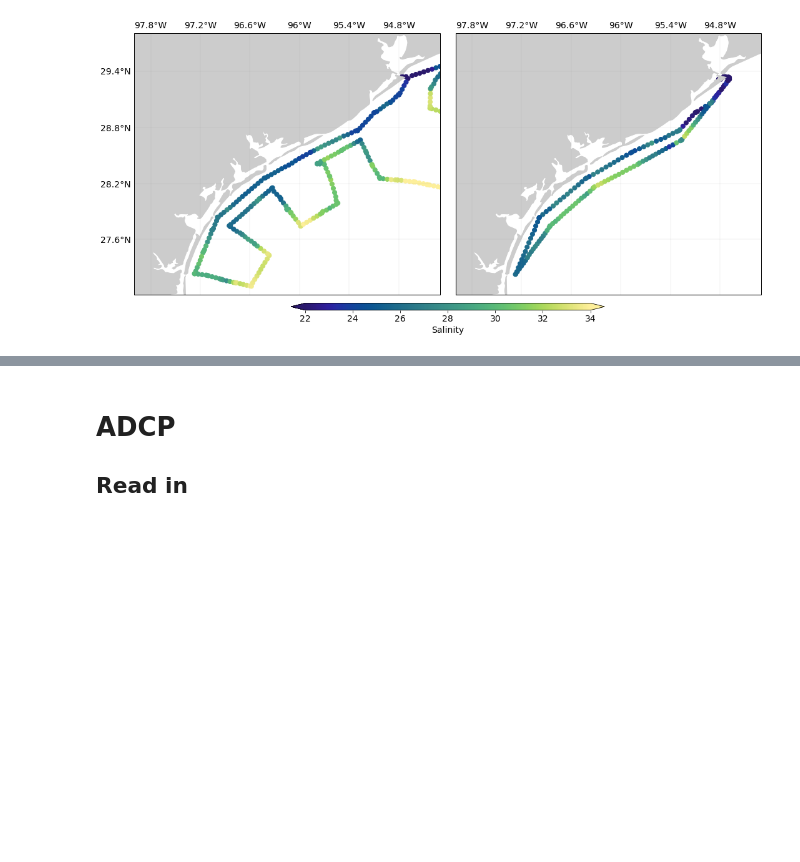
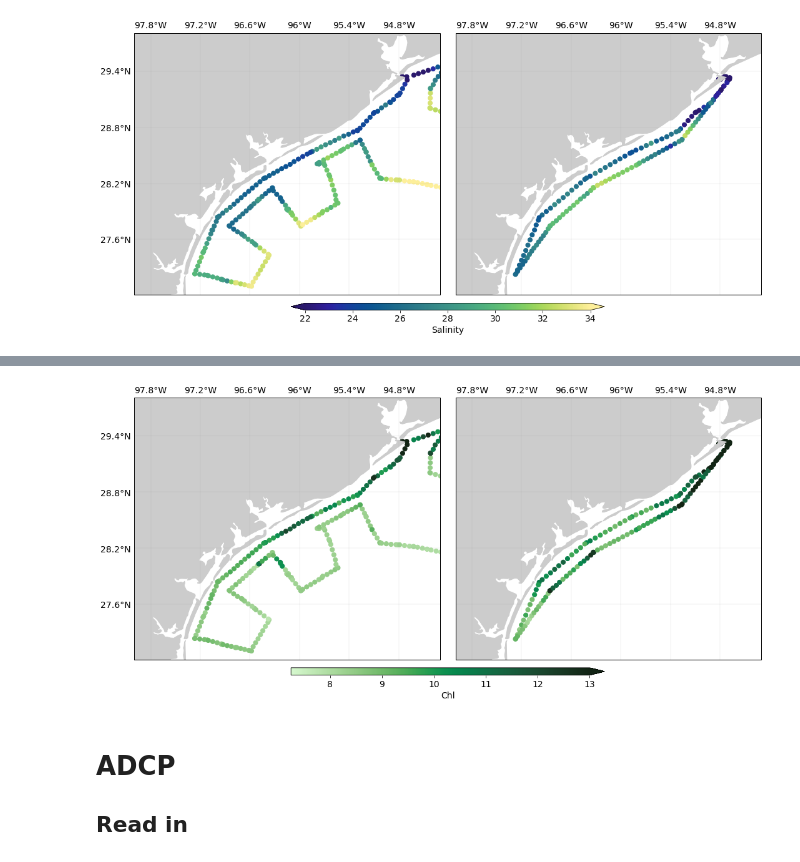
Before and after one commit to kthyng/harvey_plankton, a Jupyter notebook: figures.ipynb, the cells around one changed output, grey strips where cells are left out. Saved outputs shown, nothing was run; the diff lists cells and outputs as text; code cells hidden in the pictures; blank space fills up the shorter version.

```diff
--- a/figures.ipynb
+++ b/figures.ipynb
@@ -240,3 +265,51 @@ cb.set_label(label)
+# %%
+key = 'Fluorometer-ug/L-Chl-A-DRV-VALUE'
+cmap = cmo.algae
+label = 'Chl'
+
+tmin = min((df1[key].min(), df3[key].min()))
+tmax = 13  # max((df1[key].max(), df3[key].max()))
+
+fig = plt.figure(figsize=(18, 12))
+fig.subplots_adjust(wspace=0.05)
+
+# Leg 1
+ax1 = fig.add_subplot(1,2,1, projection=merc)
+# ax = fig.add_axes([0.06, 0.01, 0.93, 0.95], projection=merc)
+ax1.set_frame_on(False) # kind of like it without the box
+ax1.set_extent([-98, -94.3, 27, 29.8], pc)
+gl = ax1.gridlines(linewidth=0.2, color='gray', alpha=0.5, linestyle='-', draw_labels=True)
+# the following two make the labels look like lat/lon format
+gl.xformatter = LONGITUDE_FORMATTER
+gl.yformatter = LATITUDE_FORMATTER
+gl.xlabels_bottom = False  # turn off labels where you don't want them
+gl.ylabels_right = False
+ax1.add_feature(land_10m, facecolor='0.8')
+ax1.set_facecolor('0.8')
+
+mappable = ax1.scatter(df1['lon'][::dc], df1['lat'][::dc], c=df1[key][::dc], s=50, cmap=cmap, transform=pc, vmin=tmin, vmax=tmax)
+
+# Leg 3
+ax2 = fig.add_subplot(1,2,2, projection=merc)
+# ax = fig.add_axes([0.06, 0.01, 0.93, 0.95], projection=merc)
+ax2.set_frame_on(False) # kind of like it without the box
+ax2.set_extent([-98, -94.3, 27, 29.8], pc)
+gl = ax2.gridlines(linewidth=0.2, color='gray', alpha=0.5, linestyle='-', draw_labels=True)
+# the following two make the labels look like lat/lon format
+gl.xformatter = LONGITUDE_FORMATTER
+gl.yformatter = LATITUDE_FORMATTER
+gl.xlabels_bottom = False  # turn off labels where you don't want them
+gl.ylabels_right = False
+gl.ylabels_left = False
+ax2.add_feature(land_10m, facecolor='0.8')
+ax2.set_facecolor('0.8')
+
+mappable = ax2.scatter(df3['lon'][::dc], df3['lat'][::dc], c=df3[key][::dc], s=50, cmap=cmap, transform=pc, vmin=tmin, vmax=tmax)
+
+cb = fig.colorbar(mappable, ax=[ax1,ax2], orientation='horizontal', pad=0.02, shrink=0.5, aspect=40, extend='max')
+cb.set_label(label)
+# %% [output]
+[figure, added]
 # %% [markdown]
 # ADCP
 
```
Also changed, not shown: parts of 8 cells of this notebook.
